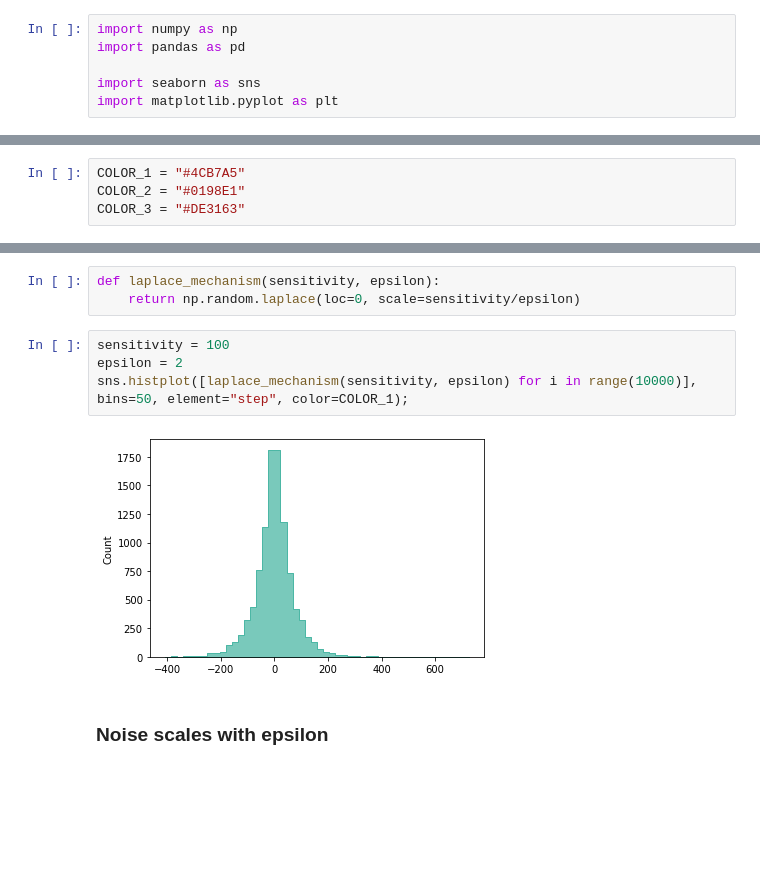
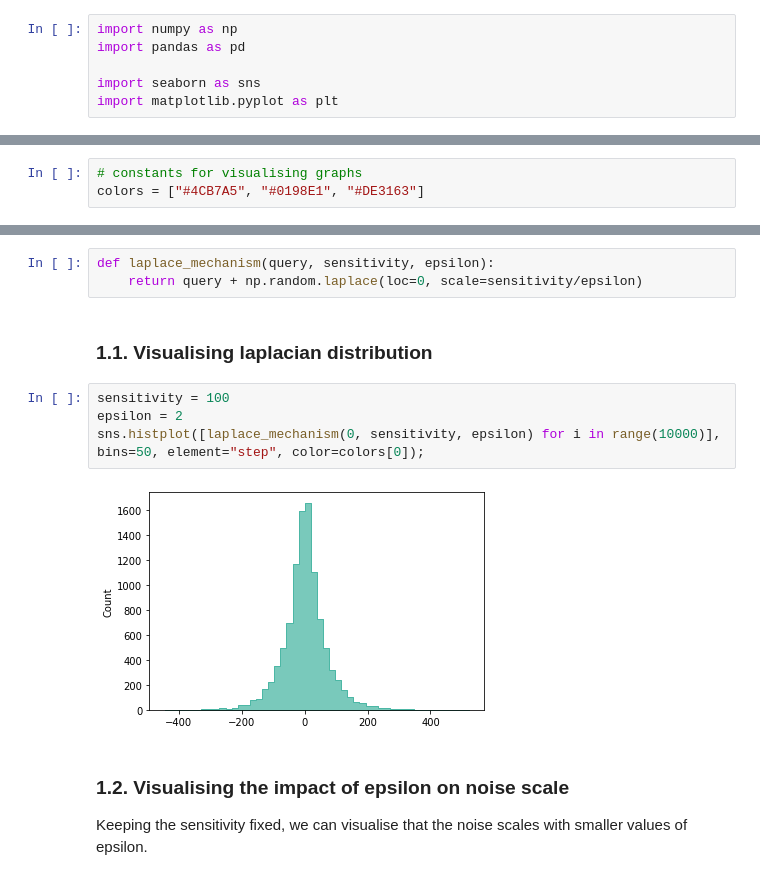
Before and after one commit to dsaidgovsg/stack-2022-differential-privacy-workshop, a Jupyter notebook: mechanisms.ipynb, the cells around one changed output, grey strips where cells are left out. Cells and saved outputs as stored; diff of their text form; blank space fills up the shorter version.

```diff
--- a/mechanisms.ipynb
+++ b/mechanisms.ipynb
@@ -12,4 +30,3 @@ warnings.filterwarnings('ignore')
 # %%
-COLOR_1 = "#4CB7A5"
-COLOR_2 = "#0198E1"
-COLOR_3 = "#DE3163"
+# constants for visualising graphs
+colors = ["#4CB7A5", "#0198E1", "#DE3163"]
@@ -20,12 +45,16 @@ COLOR_3 = "#DE3163"
 # %%
-def laplace_mechanism(sensitivity, epsilon):
-    return np.random.laplace(loc=0, scale=sensitivity/epsilon)
+def laplace_mechanism(query, sensitivity, epsilon):
+    return query + np.random.laplace(loc=0, scale=sensitivity/epsilon)
+# %% [markdown]
+### 1.1. Visualising laplacian distribution <a id="cell11"></a>
 # %%
 sensitivity = 100
 epsilon = 2
-sns.histplot([laplace_mechanism(sensitivity, epsilon) for i in range(10000)], bins=50, element="step", color=COLOR_1);
+sns.histplot([laplace_mechanism(0, sensitivity, epsilon) for i in range(10000)], bins=50, element="step", color=colors[0]);
 # %% [output]
-[figure, old version]
+[figure, new version]
 # %% [markdown]
-### Noise scales with epsilon
+### 1.2. Visualising the impact of epsilon on noise scale <a id="cell12"></a>
+
+Keeping the sensitivity fixed, we can visualise that the noise scales with smaller values of epsilon.
 # %%
```
Also changed, not shown: parts of 22 cells of this notebook, 9 other files.
